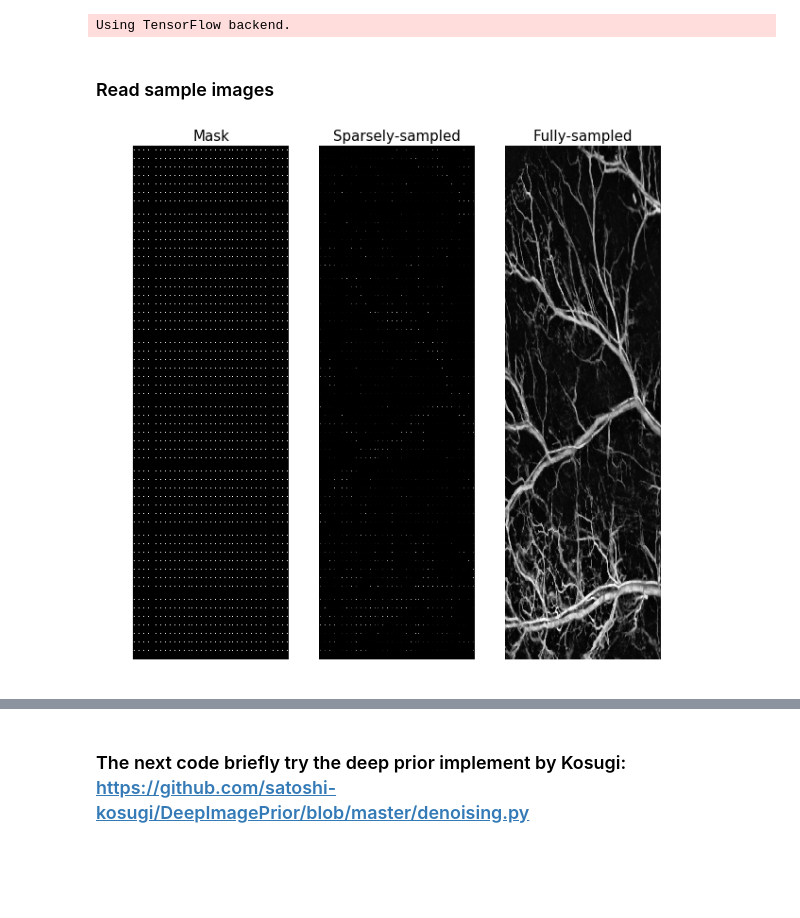
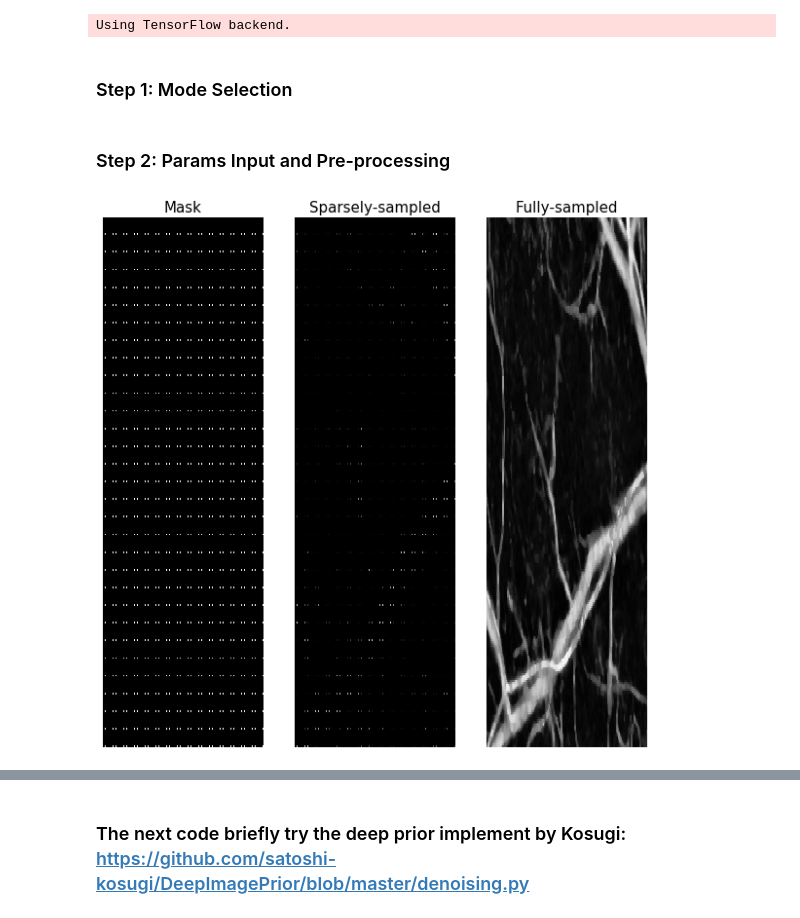
Before and after one commit to trivu169/deep-prior-pam, a Jupyter notebook: dipPAM.ipynb, the cells around one changed output, grey strips where cells are left out. Drawn from its saved outputs; the diff is of its cells as text; code cells hidden in the pictures; blank space fills up the shorter version.

```diff
--- a/dipPAM.ipynb
+++ b/dipPAM.ipynb
@@ -40,2 +15,0 @@ def constructPlot(data, title, fsize=(10,6), cmax=None):
-# %% [markdown]
-### Read sample images
@@ -42,13 +23,33 @@ def constructPlot(data, title, fsize=(10,6), cmax=None):
+# %% [markdown]
+### Step 1: Mode Selection
+# %%
+REG_TRAINING = True # Train the model regularly on a single image
+
+NOISE_REG_EXAM = False  # Examine which noise regularization works best
+BATCH_MODE = False  #
+
+SAVE_MODEL = True  # Save trained model and input noise
+SAVE_LOSS = True
+SAVE_OUTPUT = True  # Save auxillary info (training time and noise reg) output image,
+                    # with corrected image in the 2nd channel
+# %% [markdown]
+### Step 2: Params Input and Pre-processing
 # %%
 imgpath = './Data/'
 imgname = '20190524_ear_drug   8_Image0_index0_pad_5-10'
-imgsuffix = '.png'
-im = cv2.imread(imgpath + imgname + imgsuffix)
+imgsuffix = 'png'
+if REG_TRAINING:
+    im = cv2.imread(imgpath + imgname + '.' + imgsuffix)
+    im, im_gt, im_masked, im_mask, im_down, factor = readImg(im)
 
-# im = im[:, 300:1000, :]
-# im = im[:, 500:900, :]
-# mask = [3, 7]
+    constructPlot(im,
+                  ['', 'Mask', 'Sparsely-sampled', 'Fully-sampled'],
+                  fsize=(10,10))
 
-constructPlot(im, ['', 'Mask', 'Sparsely-sampled', 'Fully-sampled'], fsize=(10,10))
+#     plt.imshow(im_down)
+#     plt.show()
+
+#     plt.imshow(im_masked)
+#     plt.show()
 # %% [output]
-[figure, old version]
+[figure, new version]
```
Also changed, not shown: parts of 39 cells of this notebook, 5 other files.
